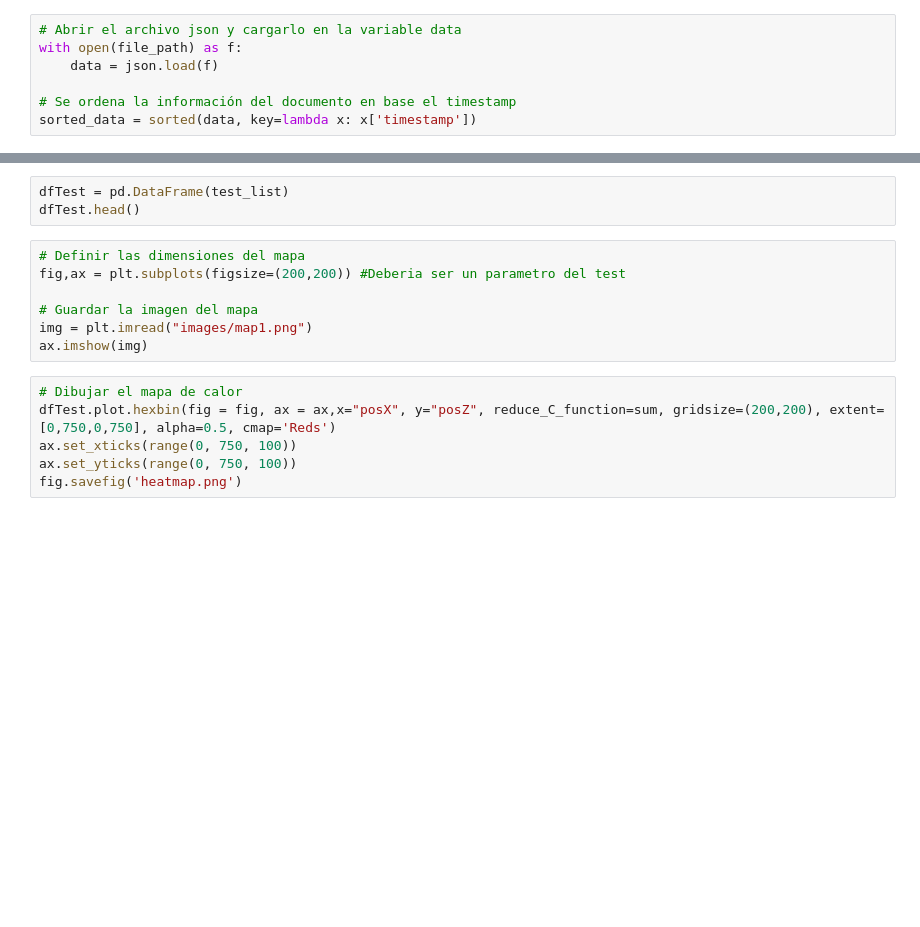
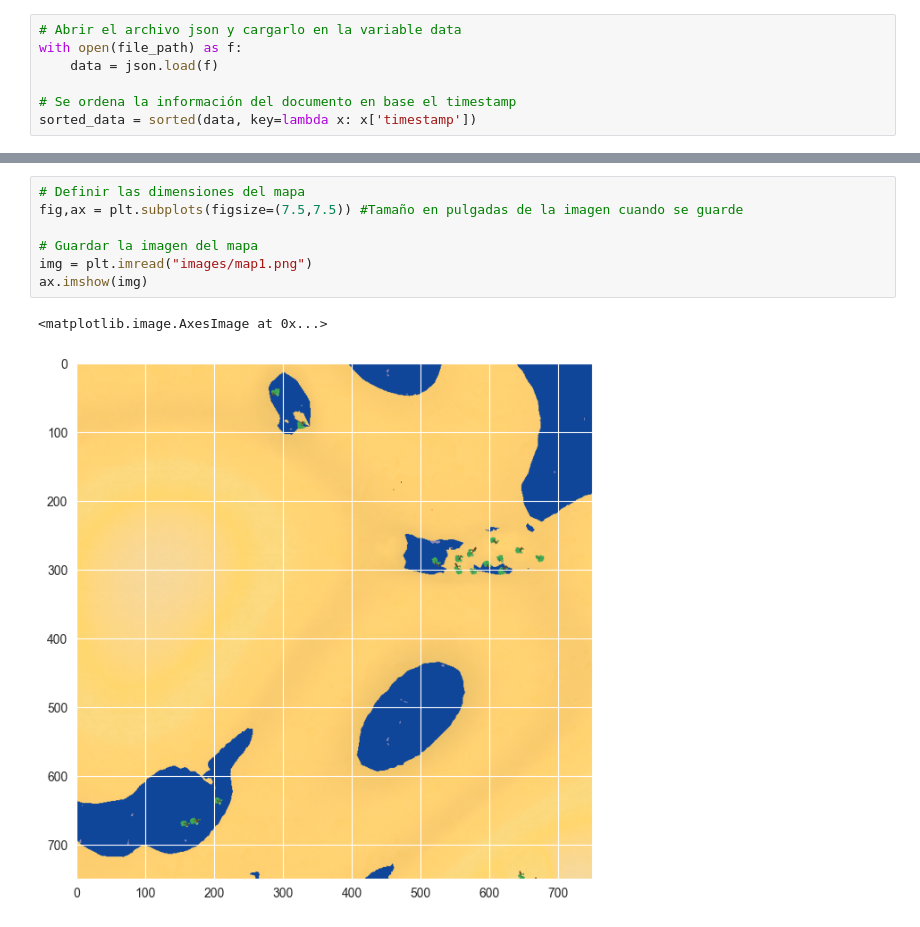
Before and after one commit to sarais02/ProyectoFinalUAJ, a Jupyter notebook: Assets/Scripts/Tracker/Data/Analyze_map1.ipynb, the cells around one changed output, grey strips where cells are left out. Saved outputs shown, nothing was run; the diff lists cells and outputs as text; blank space fills up the shorter version.

Commit message:
mapa de calor
En principio esta, no estoy segura

```diff
--- a/Assets/Scripts/Tracker/Data/Analyze_map1.ipynb
+++ b/Assets/Scripts/Tracker/Data/Analyze_map1.ipynb
@@ -58,16 +75,10 @@ while index < num_events:
-# %%
-dfTest = pd.DataFrame(test_list)
-dfTest.head()
 # %%
 # Definir las dimensiones del mapa
-fig,ax = plt.subplots(figsize=(200,200)) #Deberia ser un parametro del test
+fig,ax = plt.subplots(figsize=(7.5,7.5)) #Tamaño en pulgadas de la imagen cuando se guarde
 
 # Guardar la imagen del mapa
 img = plt.imread("images/map1.png")
 ax.imshow(img)
+# %% [output]
+<matplotlib.image.AxesImage at 0x...>
+[figure, added]
-# %%
-# Dibujar el mapa de calor
-dfTest.plot.hexbin(fig = fig, ax = ax,x="posX", y="posZ", reduce_C_function=sum, gridsize=(200,200), extent=[0,750,0,750], alpha=0.5, cmap='Reds')
-ax.set_xticks(range(0, 750, 100))
-ax.set_yticks(range(0, 750, 100))
-fig.savefig('heatmap.png')
```
Also changed, not shown: parts of 4 cells of this notebook, 5 other files.
